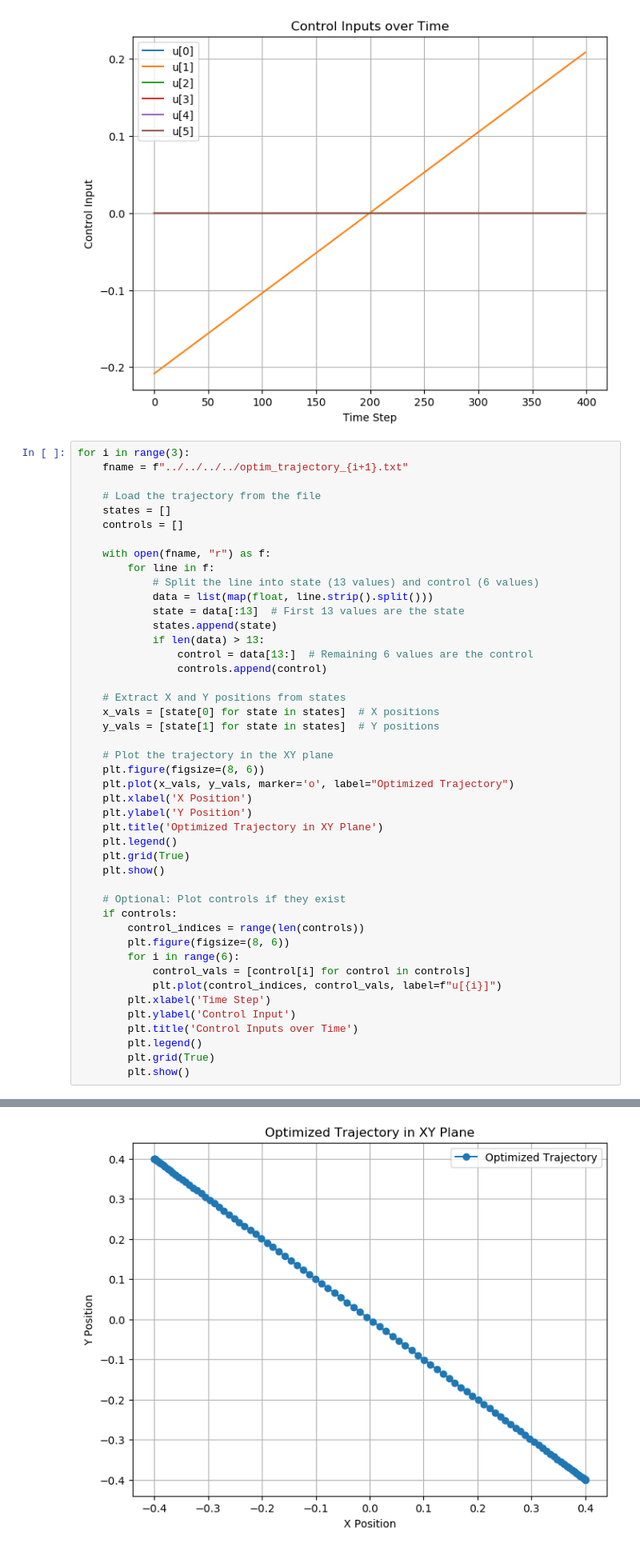
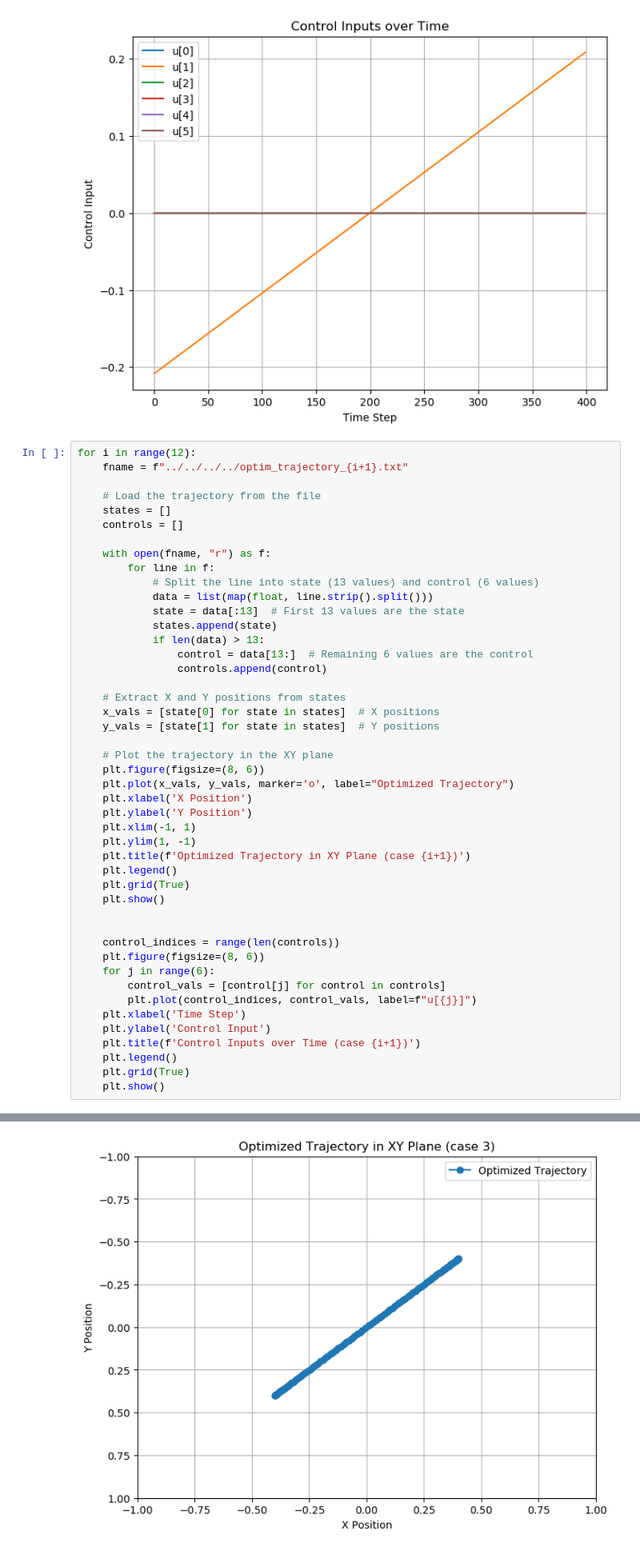
Before and after one commit to StanfordASL/astrobee, a Jupyter notebook: mobility/planner_scp_gusto/src/simple/plot_simple.ipynb, the cells around one changed output, grey strips where cells are left out. Shown at 80% size. Saved outputs shown, nothing was run; the diff lists cells and outputs as text.

```diff
--- a/mobility/planner_scp_gusto/src/simple/plot_simple.ipynb
+++ b/mobility/planner_scp_gusto/src/simple/plot_simple.ipynb
@@ -243,7 +243,7 @@ if controls:
 [figure]
 [figure]
 # %%
-for i in range(3):
+for i in range(12):
     fname = f"../../../../optim_trajectory_{i+1}.txt"
 
     # Load the trajectory from the file
@@ -269,22 +269,23 @@ for i in range(3):
     plt.plot(x_vals, y_vals, marker='o', label="Optimized Trajectory")
     plt.xlabel('X Position')
     plt.ylabel('Y Position')
-    plt.title('Optimized Trajectory in XY Plane')
+    plt.xlim(-1, 1)
+    plt.ylim(1, -1)
+    plt.title(f'Optimized Trajectory in XY Plane (case {i+1})')
     plt.legend()
     plt.grid(True)
     plt.show()
 
-    # Optional: Plot controls if they exist
-    if controls:
-        control_indices = range(len(controls))
-        plt.figure(figsize=(8, 6))
-        for i in range(6):
-            control_vals = [control[i] for control in controls]
-            plt.plot(control_indices, control_vals, label=f"u[{i}]")
-        plt.xlabel('Time Step')
-        plt.ylabel('Control Input')
-        plt.title('Control Inputs over Time')
-        plt.legend()
-        plt.grid(True)
-        plt.show()
+
+    control_indices = range(len(controls))
+    plt.figure(figsize=(8, 6))
+    for j in range(6):
+        control_vals = [control[j] for control in controls]
+        plt.plot(control_indices, control_vals, label=f"u[{j}]")
+    plt.xlabel('Time Step')
+    plt.ylabel('Control Input')
+    plt.title(f'Control Inputs over Time (case {i+1})')
+    plt.legend()
+    plt.grid(True)
+    plt.show()
 # %% [output]
@@ -295 +296 @@ for i in range(3):
-[figure, old version]
+[figure, new version]
```
Also changed, not shown: parts of 1 cell of this notebook, 1 other file.
